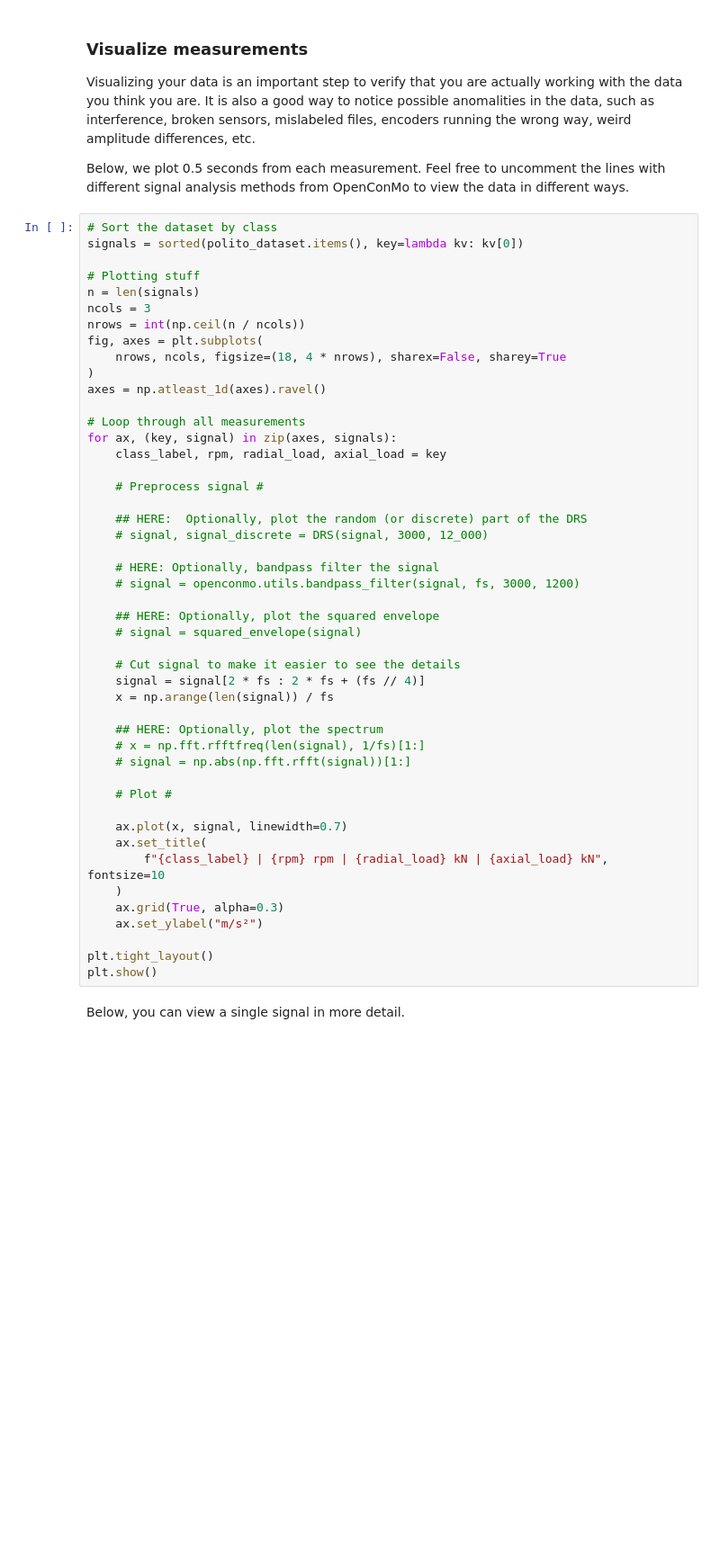
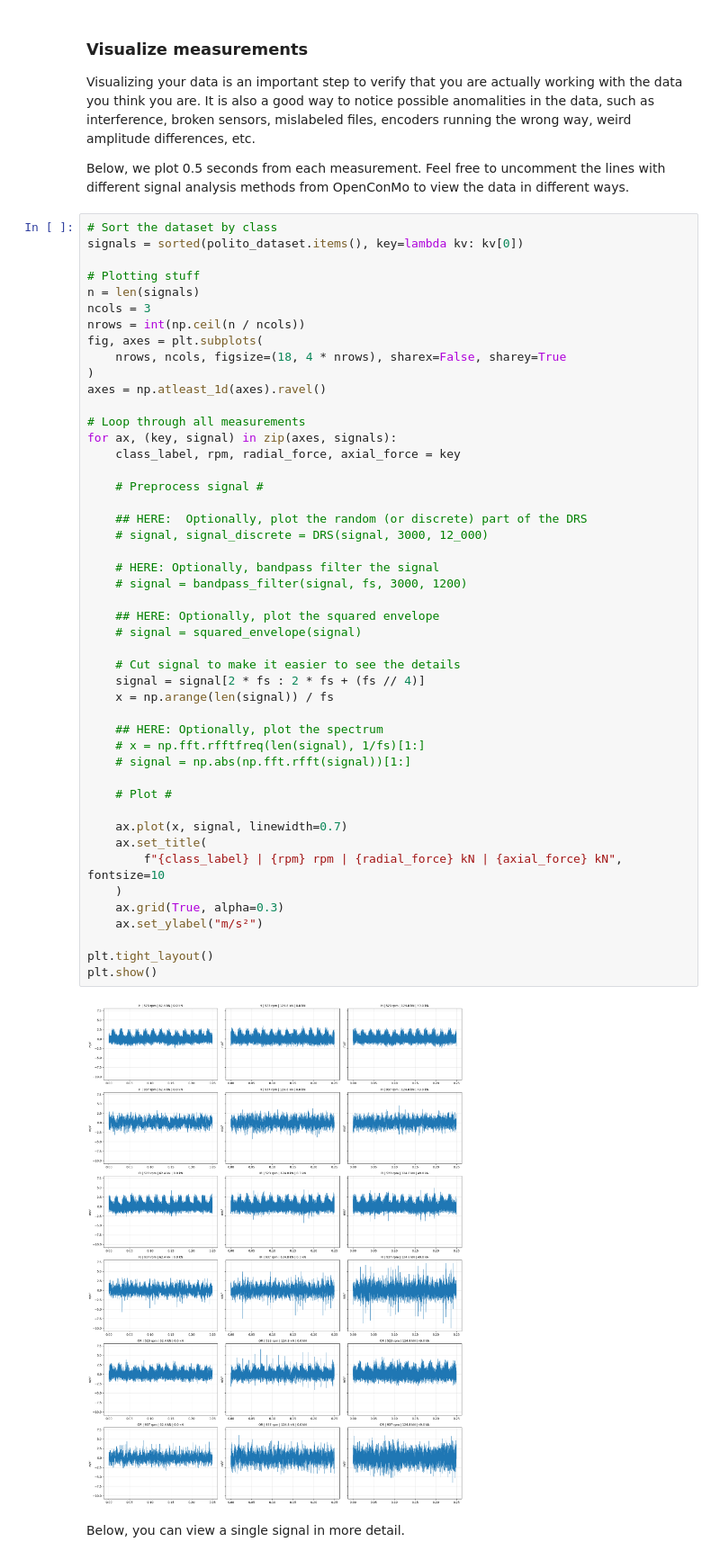
Before and after one commit to Aalto-Arotor/IFD_tutorial, a Jupyter notebook: content/tutorial.ipynb, the cells around one changed output. Shown at 90% size. Saved outputs shown, nothing was run; the diff lists cells and outputs as text; blank space fills up the shorter version.

```diff
--- a/content/tutorial.ipynb
+++ b/content/tutorial.ipynb
@@ -84,38 +125,40 @@ axes = np.atleast_1d(axes).ravel()
 
 # Loop through all measurements
 for ax, (key, signal) in zip(axes, signals):
-    class_label, rpm, radial_load, axial_load = key
+    class_label, rpm, radial_force, axial_force = key
 
     # Preprocess signal #
 
     ## HERE:  Optionally, plot the random (or discrete) part of the DRS
     # signal, signal_discrete = DRS(signal, 3000, 12_000)
 
     # HERE: Optionally, bandpass filter the signal
-    # signal = openconmo.utils.bandpass_filter(signal, fs, 3000, 1200)
+    # signal = bandpass_filter(signal, fs, 3000, 1200)
 
     ## HERE: Optionally, plot the squared envelope
     # signal = squared_envelope(signal)
 
     # Cut signal to make it easier to see the details
     signal = signal[2 * fs : 2 * fs + (fs // 4)]
     x = np.arange(len(signal)) / fs
 
     ## HERE: Optionally, plot the spectrum
     # x = np.fft.rfftfreq(len(signal), 1/fs)[1:]
     # signal = np.abs(np.fft.rfft(signal))[1:]
 
     # Plot #
 
     ax.plot(x, signal, linewidth=0.7)
     ax.set_title(
-        f"{class_label} | {rpm} rpm | {radial_load} kN | {axial_load} kN", fontsize=10
+        f"{class_label} | {rpm} rpm | {radial_force} kN | {axial_force} kN", fontsize=10
     )
     ax.grid(True, alpha=0.3)
     ax.set_ylabel("m/s²")
 
 plt.tight_layout()
 plt.show()
+# %% [output]
+[figure, added]
 # %% [markdown]
 Below, you can view a single signal in more detail.
 # %%
```
Also changed, not shown: parts of 12 cells of this notebook, 1 other file.
